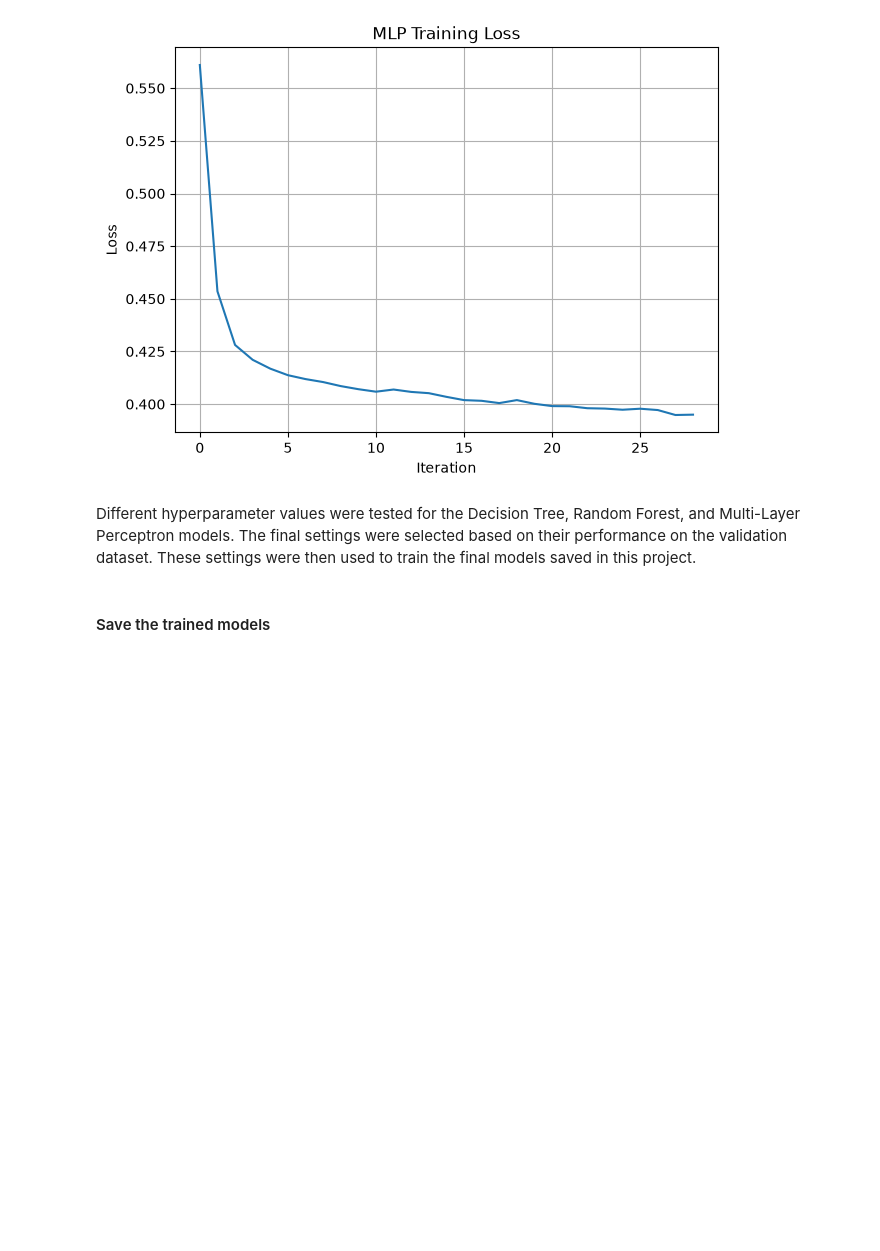
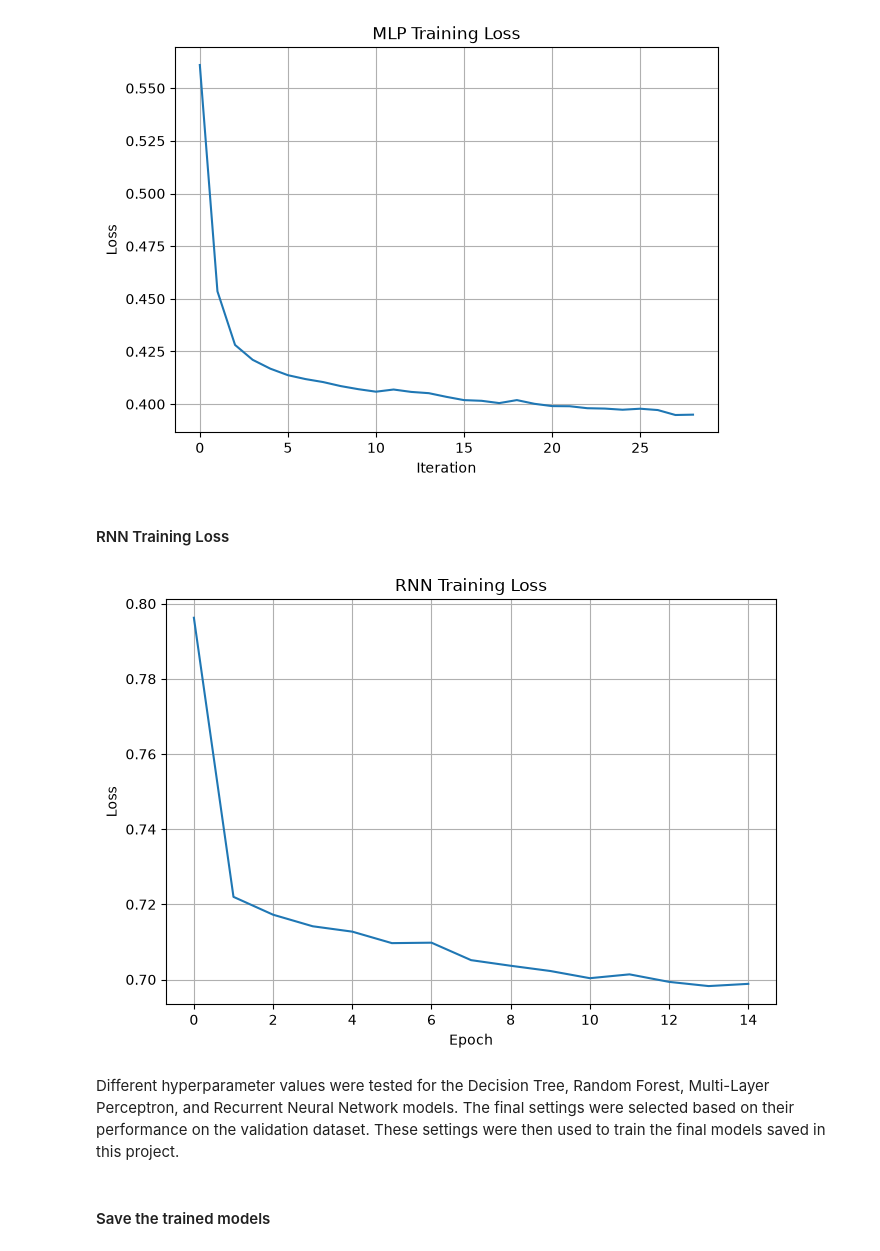
Before and after one commit to HtooAungKha/Telecommunication-Customer-Churn-Prediction, a Jupyter notebook: Notebooks/03_model_training.ipynb, the cells around one changed output. Saved outputs shown, nothing was run; the diff lists cells and outputs as text; code cells hidden in the pictures; blank space fills up the shorter version.

```diff
--- a/Notebooks/03_model_training.ipynb
+++ b/Notebooks/03_model_training.ipynb
@@ -374,8 +721,26 @@ plt.grid(True)
 plt.show()
 # %% [output]
 [figure]
+# %% [markdown]
+#### RNN Training Loss
+# %%
+plt.figure(figsize=(7, 5))
+
+plt.plot(
+    rnn_loss_history,
+)
+
+plt.title("RNN Training Loss")
+plt.xlabel("Epoch")
+plt.ylabel("Loss")
+
+plt.grid(True)
+plt.tight_layout()
+plt.show()
+# %% [output]
+[figure, added]
 # %% [markdown]
-Different hyperparameter values were tested for the Decision Tree, Random Forest, and Multi-Layer Perceptron models. The final settings were selected based on their performance on the validation dataset. These settings were then used to train the final models saved in this project.
+Different hyperparameter values were tested for the Decision Tree, Random Forest, Multi-Layer Perceptron, and Recurrent Neural Network models. The final settings were selected based on their performance on the validation dataset. These settings were then used to train the final models saved in this project.
 # %% [markdown]
 #### Save the trained models
 # %%
```
Also changed, not shown: parts of 10 cells of this notebook.
